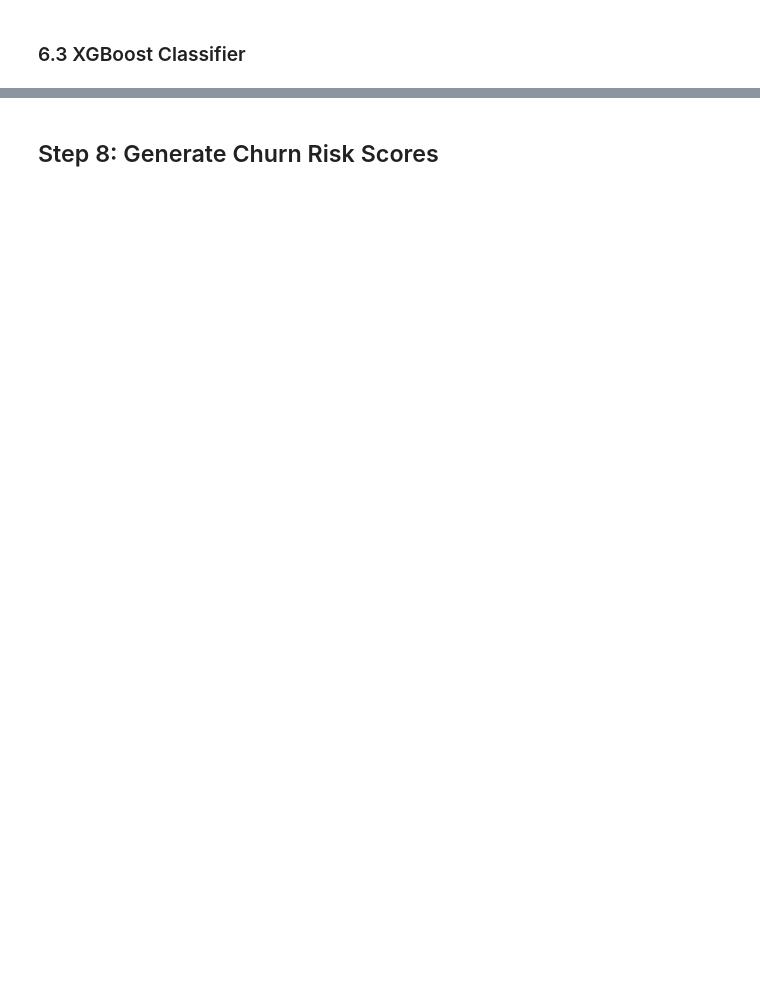
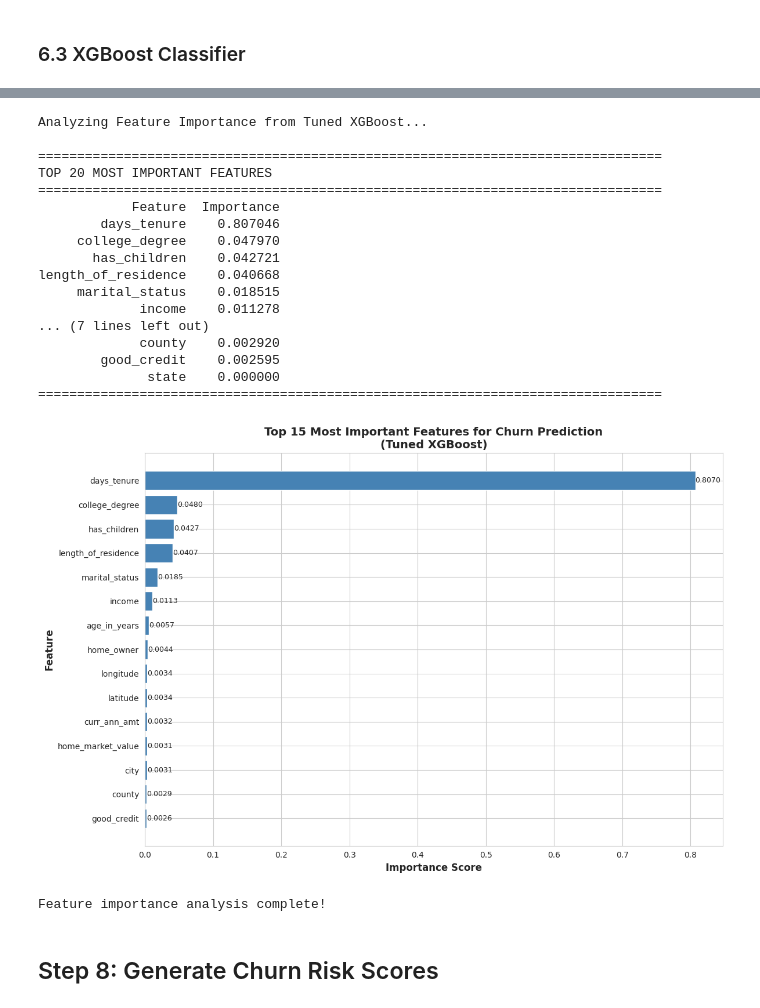
Before and after one commit to shrey715/flying-fish, a Jupyter notebook: model.ipynb, the cells around one changed output, grey strips where cells are left out. Drawn from its saved outputs; the diff is of its cells as text; code cells hidden in the pictures; blank space fills up the shorter version.

```diff
--- a/model.ipynb
+++ b/model.ipynb
@@ -696,3 +363,61 @@ plt.show()
+# %%
+# Feature Importance from Tuned XGBoost
+print("Analyzing Feature Importance from Tuned XGBoost...\n")
+
+# Get feature importance
+feature_importance = pd.DataFrame({
+    'Feature': feature_cols,
+    'Importance': xgb_model.feature_importances_
+}).sort_values('Importance', ascending=False)
+
+# Display top 20 features
+print("="*80)
+print("TOP 20 MOST IMPORTANT FEATURES")
+print("="*80)
+print(feature_importance.head(20).to_string(index=False))
+print("="*80)
+
+# Visualize top 15 features
+plt.figure(figsize=(12, 8))
+top_features = feature_importance.head(15)
+bars = plt.barh(range(len(top_features)), top_features['Importance'], color='steelblue')
+plt.yticks(range(len(top_features)), top_features['Feature'])
+plt.xlabel('Importance Score', fontsize=12, fontweight='bold')
+plt.ylabel('Feature', fontsize=12, fontweight='bold')
+plt.title('Top 15 Most Important Features for Churn Prediction\n(Tuned XGBoost)',
+          fontsize=14, fontweight='bold')
+plt.gca().invert_yaxis()
+
+# Add value labels
+for i, bar in enumerate(bars):
+    width = bar.get_width()
+    plt.text(width, bar.get_y() + bar.get_height()/2.,
+             f'{width:.4f}', ha='left', va='center', fontsize=9)
+
+plt.tight_layout()
+plt.show()
+
+print("\nFeature importance analysis complete!")
+# %% [output]
+Analyzing Feature Importance from Tuned XGBoost...
+
+================================================================================
+TOP 20 MOST IMPORTANT FEATURES
+================================================================================
+            Feature  Importance
+        days_tenure    0.807046
+     college_degree    0.047970
+       has_children    0.042721
+length_of_residence    0.040668
+     marital_status    0.018515
+             income    0.011278
+... (7 lines left out)
+             county    0.002920
+        good_credit    0.002595
+              state    0.000000
+================================================================================
+[figure, added]
+Feature importance analysis complete!
 # %% [markdown]
 ## Step 8: Generate Churn Risk Scores
 # %%
```
Also changed, not shown: parts of 47 cells of this notebook, 2 other files.
